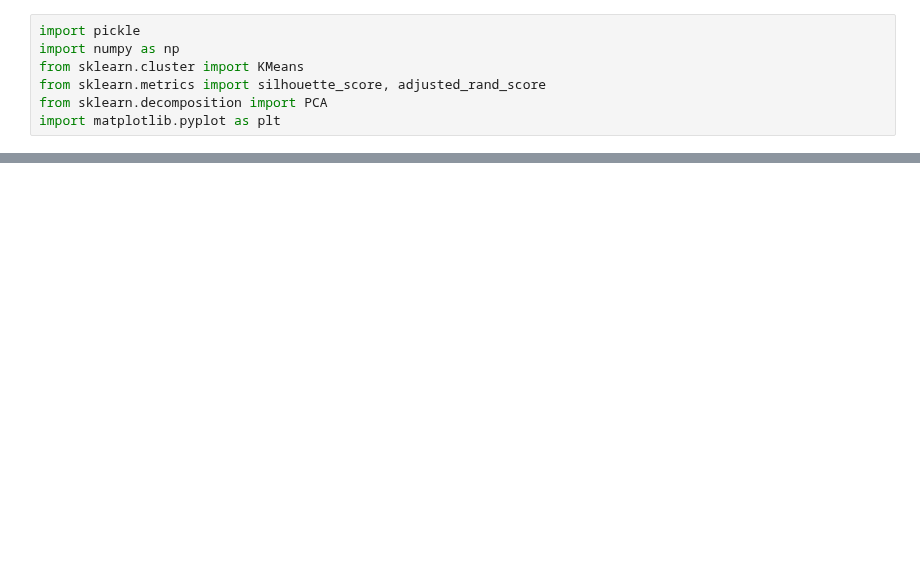
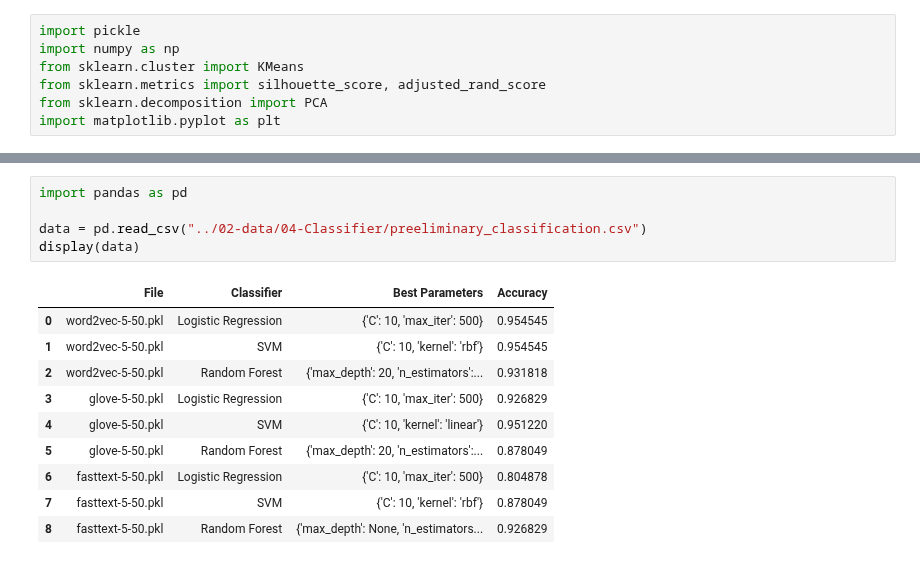
Before and after one commit to pablodevicente/RI_2-Product_Catalog_Classifier, a Jupyter notebook: 01-code/aux_clustering.ipynb, the cells around one changed output, grey strips where cells are left out. Saved outputs shown, nothing was run; the diff lists cells and outputs as text; blank space fills up the shorter version.

Commit message:
preliminary classification

```diff
--- a/01-code/aux_clustering.ipynb
+++ b/01-code/aux_clustering.ipynb
@@ -106,0 +160,16 @@ plt.show()
+# %%
+import pandas as pd
+
+data = pd.read_csv("../02-data/04-Classifier/preeliminary_classification.csv")
+display(data)
+# %% [output]
+|  | File | Classifier | Best Parameters | Accuracy |
+| 0 | word2vec-5-50.pkl | Logistic Regression | {'C': 10, 'max_iter': 500} | 0.954545 |
+| 1 | word2vec-5-50.pkl | SVM | {'C': 10, 'kernel': 'rbf'} | 0.954545 |
+| 2 | word2vec-5-50.pkl | Random Forest | {'max_depth': 20, 'n_estimators':... | 0.931818 |
+| 3 | glove-5-50.pkl | Logistic Regression | {'C': 10, 'max_iter': 500} | 0.926829 |
+| 4 | glove-5-50.pkl | SVM | {'C': 10, 'kernel': 'linear'} | 0.951220 |
+| 5 | glove-5-50.pkl | Random Forest | {'max_depth': 20, 'n_estimators':... | 0.878049 |
+| 6 | fasttext-5-50.pkl | Logistic Regression | {'C': 10, 'max_iter': 500} | 0.804878 |
+| 7 | fasttext-5-50.pkl | SVM | {'C': 10, 'kernel': 'rbf'} | 0.878049 |
+| 8 | fasttext-5-50.pkl | Random Forest | {'max_depth': None, 'n_estimators... | 0.926829 |
```
Also changed, not shown: parts of 9 cells of this notebook, 6 other files.
